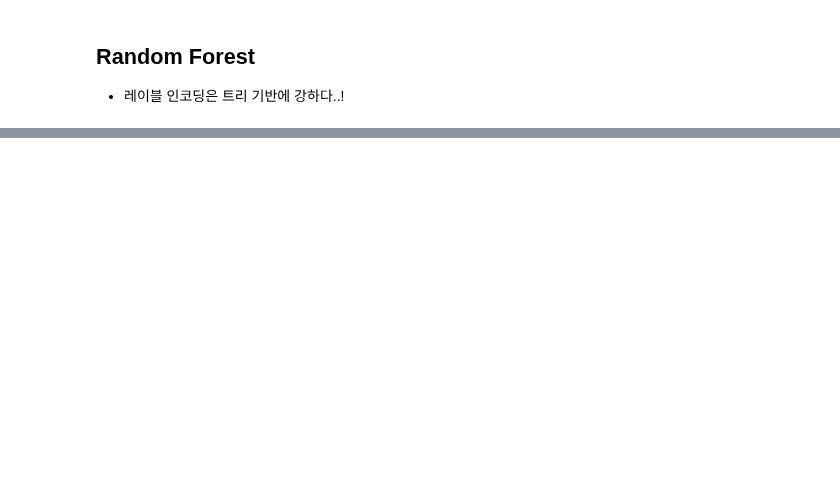
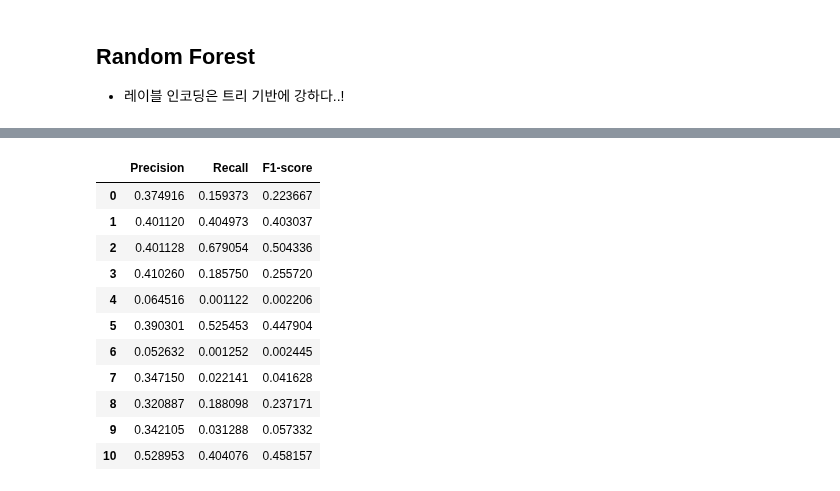
Before and after one commit to young-hun-jo/DataAnalysis, a Jupyter notebook: healthcare_los/prediction_modeling2.ipynb, the cells around one changed output, grey strips where cells are left out. Drawn from its saved outputs; the diff is of its cells as text; code cells hidden in the pictures; blank space fills up the shorter version.

```diff
--- a/healthcare_los/prediction_modeling2.ipynb
+++ b/healthcare_los/prediction_modeling2.ipynb
@@ -192,0 +311,15 @@ int(X_train.shape[0] / 200)
+# %%
+scores_df
+# %% [output]
+|  | Precision | Recall | F1-score |
+| 0 | 0.374916 | 0.159373 | 0.223667 |
+| 1 | 0.401120 | 0.404973 | 0.403037 |
+| 2 | 0.401128 | 0.679054 | 0.504336 |
+| 3 | 0.410260 | 0.185750 | 0.255720 |
+| 4 | 0.064516 | 0.001122 | 0.002206 |
+| 5 | 0.390301 | 0.525453 | 0.447904 |
+| 6 | 0.052632 | 0.001252 | 0.002445 |
+| 7 | 0.347150 | 0.022141 | 0.041628 |
+| 8 | 0.320887 | 0.188098 | 0.237171 |
+| 9 | 0.342105 | 0.031288 | 0.057332 |
+| 10 | 0.528953 | 0.404076 | 0.458157 |
```
Also changed, not shown: parts of 35 cells of this notebook.
